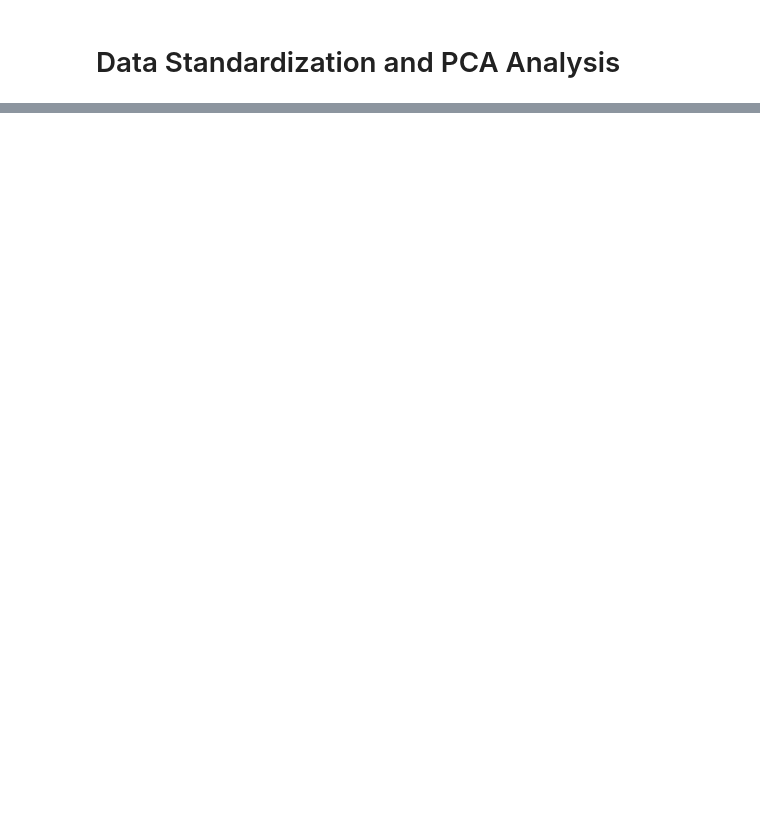
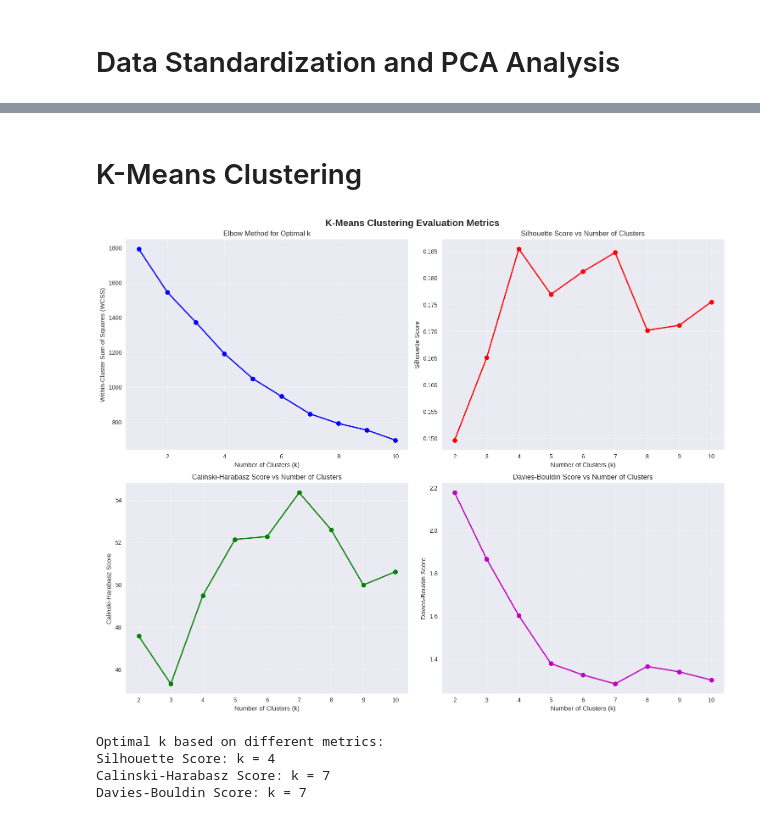
Before and after one commit to Hello-Kitty-1311/Heart-Failure-V1, a Jupyter notebook: code.ipynb, the cells around one changed output, grey strips where cells are left out. Cells and saved outputs as stored; diff of their text form; code cells hidden in the pictures; blank space fills up the shorter version.

Commit message:
K Means Clustering

```diff
--- a/code.ipynb
+++ b/code.ipynb
@@ -212,0 +236,70 @@ print(f"\n Explained variance by first 2 components: {pca.explained_variance_rat
+# %% [markdown]
+# K-Means Clustering
+# %%
+def evaluate_kmeans(X, max_k=10):
+    """Evaluate K-means clustering using multiple metrics"""
+    K_range = range(1, max_k + 1)
+    wcss = []
+    silhouette_scores = []
+    calinski_scores = []
+    davies_bouldin_scores = []
+
+    for k in K_range:
+        kmeans = KMeans(n_clusters=k, random_state=42, n_init=10)
+        labels = kmeans.fit_predict(X)
+
+        wcss.append(kmeans.inertia_)
+
+        if k > 1:
+            silhouette_scores.append(silhouette_score(X, labels))
+            calinski_scores.append(calinski_harabasz_score(X, labels))
+            davies_bouldin_scores.append(davies_bouldin_score(X, labels))
+
+    return K_range, wcss, silhouette_scores, calinski_scores, davies_bouldin_scores
+
+K_range, wcss, sil_scores, cal_scores, db_scores = evaluate_kmeans(X_scaled, max_k=10)
+
+fig, axes = plt.subplots(2, 2, figsize=(15, 12))
+fig.suptitle('K-Means Clustering Evaluation Metrics', fontsize=16, fontweight='bold')
+
+axes[0,0].plot(K_range, wcss, 'bo-', linewidth=2, markersize=8)
+axes[0,0].set_xlabel('Number of Clusters (k)')
+axes[0,0].set_ylabel('Within-Cluster Sum of Squares (WCSS)')
+axes[0,0].set_title('Elbow Method for Optimal k')
+axes[0,0].grid(True, alpha=0.3)
+
+axes[0,1].plot(K_range[1:], sil_scores, 'ro-', linewidth=2, markersize=8)
+axes[0,1].set_xlabel('Number of Clusters (k)')
+axes[0,1].set_ylabel('Silhouette Score')
+axes[0,1].set_title('Silhouette Score vs Number of Clusters')
+axes[0,1].grid(True, alpha=0.3)
+
+axes[1,0].plot(K_range[1:], cal_scores, 'go-', linewidth=2, markersize=8)
+axes[1,0].set_xlabel('Number of Clusters (k)')
+axes[1,0].set_ylabel('Calinski-Harabasz Score')
+axes[1,0].set_title('Calinski-Harabasz Score vs Number of Clusters')
+axes[1,0].grid(True, alpha=0.3)
+
+axes[1,1].plot(K_range[1:], db_scores, 'mo-', linewidth=2, markersize=8)
+axes[1,1].set_xlabel('Number of Clusters (k)')
+axes[1,1].set_ylabel('Davies-Bouldin Score')
+axes[1,1].set_title('Davies-Bouldin Score vs Number of Clusters')
+axes[1,1].grid(True, alpha=0.3)
+
+plt.tight_layout()
+plt.show()
+
+optimal_k_sil = K_range[1:][np.argmax(sil_scores)]
+optimal_k_cal = K_range[1:][np.argmax(cal_scores)]
+optimal_k_db = K_range[1:][np.argmin(db_scores)]
+
+print(f"Optimal k based on different metrics:")
+print(f"Silhouette Score: k = {optimal_k_sil}")
+print(f"Calinski-Harabasz Score: k = {optimal_k_cal}")
+print(f"Davies-Bouldin Score: k = {optimal_k_db}")
+# %% [output]
+[figure, added]
+Optimal k based on different metrics:
+Silhouette Score: k = 4
+Calinski-Harabasz Score: k = 7
+Davies-Bouldin Score: k = 7
```
Also changed, not shown: parts of 2 cells of this notebook.
